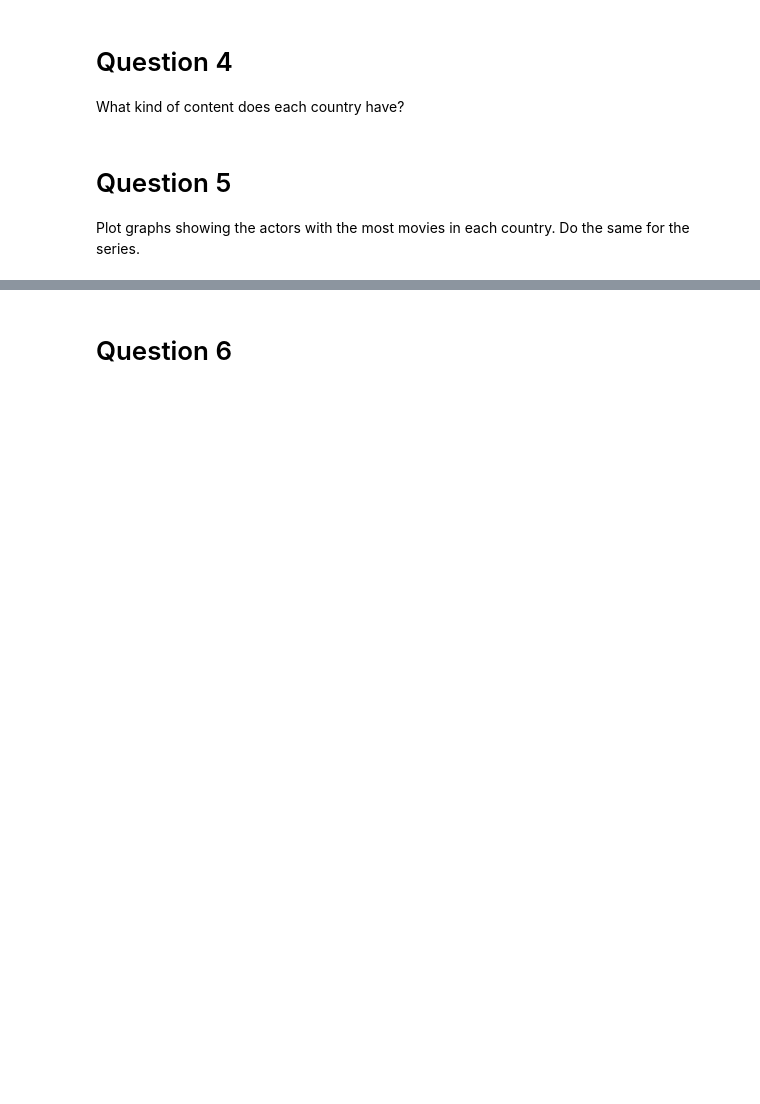
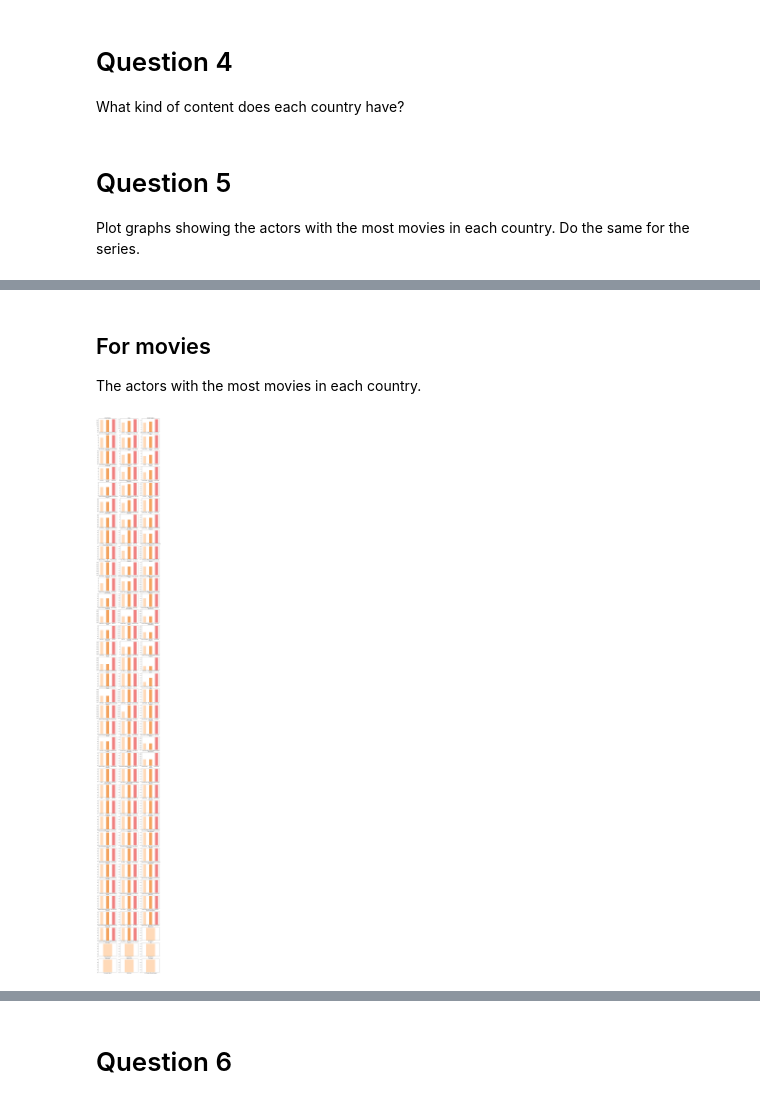
Before and after one commit to AngelPn/Netflix-Data-Analysis, a Jupyter notebook: netflix_data_mining.ipynb, the cells around one changed output, grey strips where cells are left out. Drawn from its saved outputs; the diff is of its cells as text; code cells hidden in the pictures; blank space fills up the shorter version.

```diff
--- a/netflix_data_mining.ipynb
+++ b/netflix_data_mining.ipynb
@@ -174,35 +174,4 @@ new_df = pd.DataFrame(new_df.cast.str.split(', ').tolist(), index = new_df_index
 new_df = new_df.reset_index([0, 'show_id', 'type', 'country'])
 new_df.columns = ['show_id', 'type', 'country', 'actor']
 new_df
-
-group_df = new_df.groupby(by = ['country', 'actor', 'type'])
-group_df = group_df.count().sort_values(by = 'show_id')
-group_df = group_df.reset_index([0, 'country', 'actor', 'type'])
-group_df.columns = ['country', 'actor', 'type', 'quantity']
-group_df
-# group_df.plot.barh()
-# plt.show()
-
-# countries = new_df.groupby(by = ['country', 'actor'])
-# content = countries['show_id'].count().sort_values().tail(10)
-# content
-# content.plot.barh(figsize = (9, 5))
-
-countries = group_df['country'].value_counts().keys().tolist()
-actors = group_df['actor'].value_counts().keys().tolist()
-types = group_df['type'].value_counts().keys().tolist()
-
-for country in countries:
-  for actor in actors:
-    for type_ in types:
-      row = group_df[(group_df['actor'] == actor) & (group_df['country'] == country) & (group_df['type'] == type_)]
-      if(~row.empty):
-        print("{} in {} for {}: {}".format(actor, country, type_,
-              row.iloc[0]['quantity']))
-
-# for country in countries:
-#     for actor in reversed(actors):
-#         print("{} in {}: {}".format(actor, country,
-#             df.loc[(df['actor'] == actor) & (df['country'] == country)]['country'].value_counts().tolist()[0]))
-#     print("----------------------------")
 # %% [output]
@@ -214,0 +191,17 @@ IndexError: ignored
+# %% [markdown]
+## For movies
+Τhe actors with the most movies in each country.
+# %%
+countries_with_movies = new_df[new_df['type'] == 'Movie']['country'].value_counts().keys().tolist()
+
+fig = plt.figure(figsize = (15, 140))
+
+for idx, country in enumerate(countries_with_movies):
+  ax = fig.add_subplot(35, 3, idx+1)
+  result = new_df.loc[(new_df['country'] == country) & (new_df['type'] == 'Movie')]['actor'].value_counts().sort_values().tail(3)
+  result.plot.bar(color = ['peachpuff', 'sandybrown', 'lightcoral'], rot = 0)
+  ax.set_title(country)
+
+plt.show()
+# %% [output]
+[figure, added]
```
Also changed, not shown: parts of 4 cells of this notebook.
